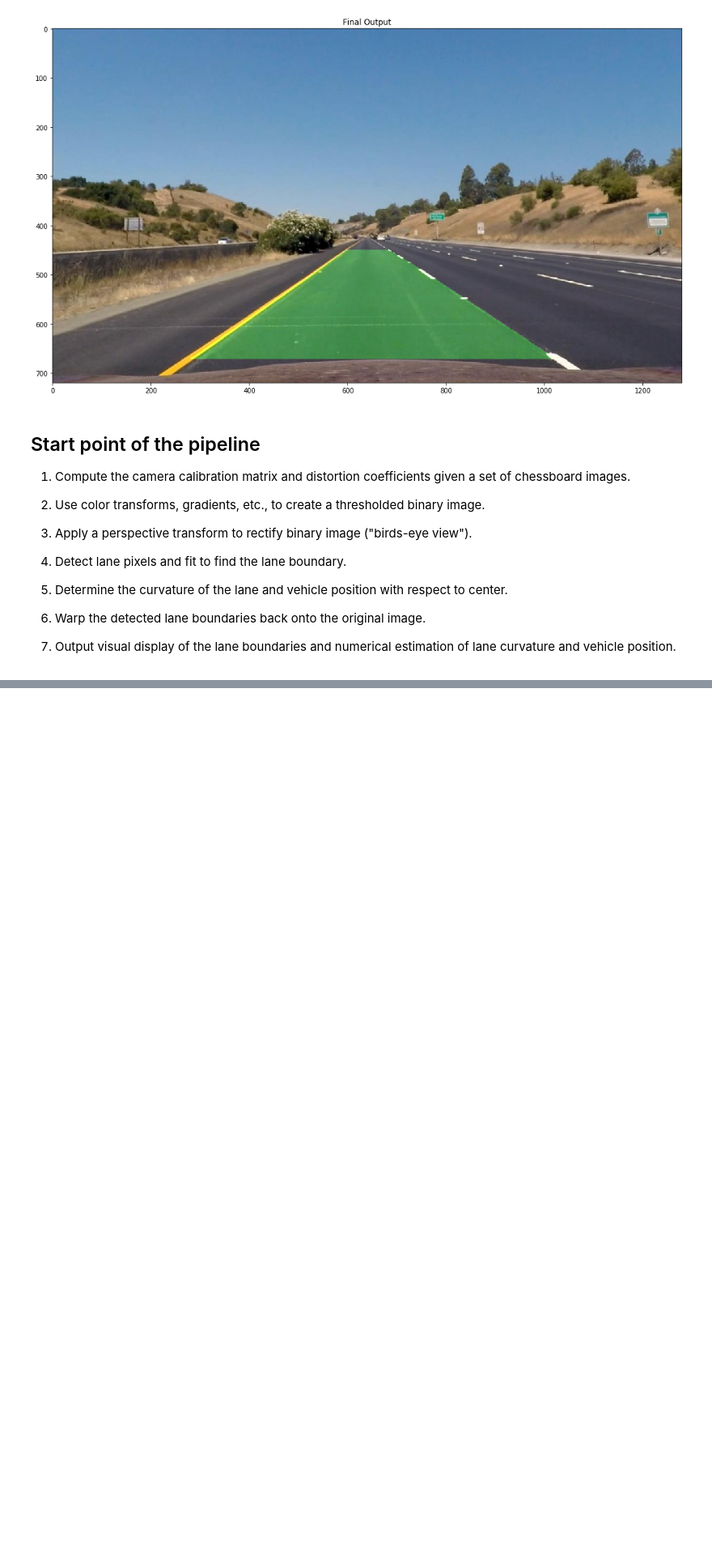
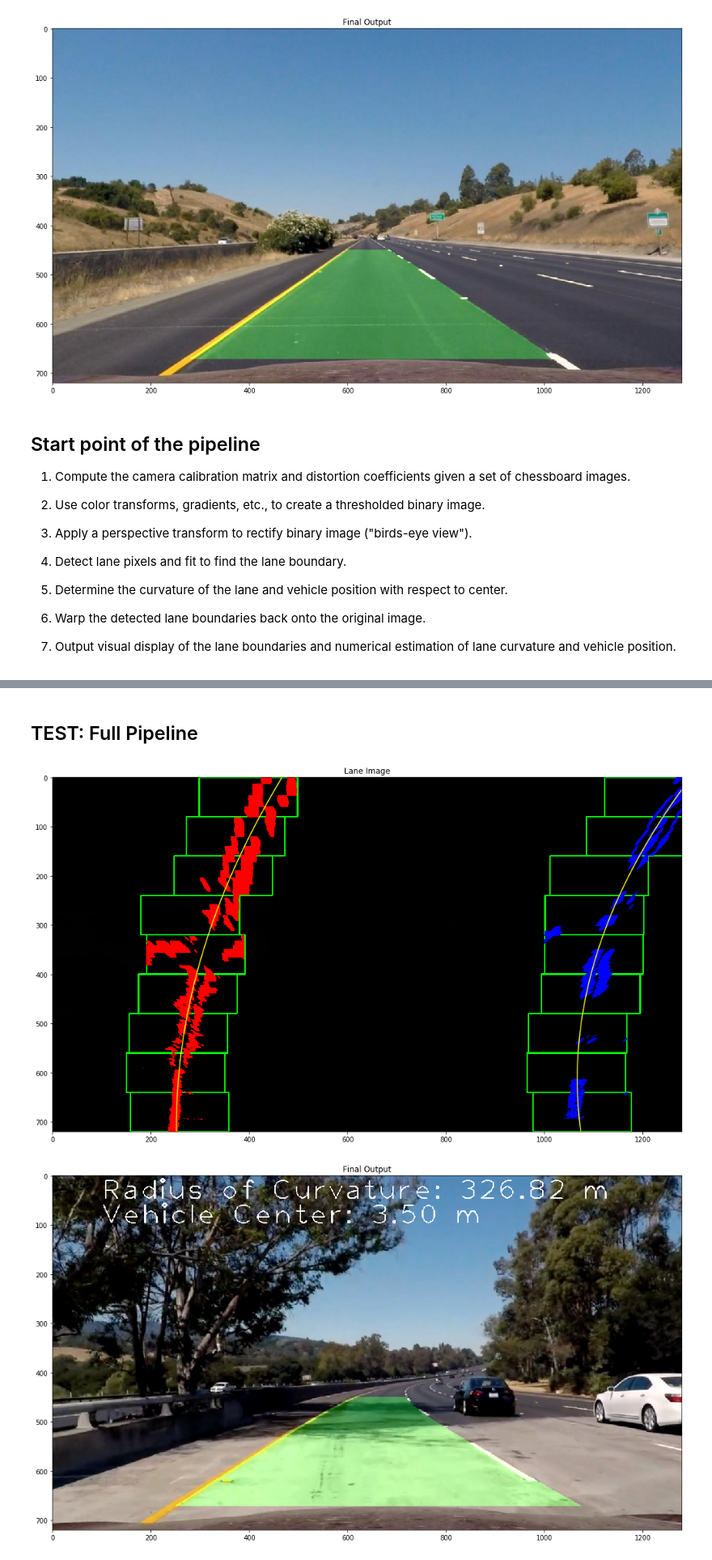
Before and after one commit to arunchavan89/CarND-Advanced-Lane-Lines, a Jupyter notebook: advanced_lane_detection.ipynb, the cells around one changed output, grey strips where cells are left out. Shown at 81% size. Saved outputs shown, nothing was run; the diff lists cells and outputs as text; code cells hidden in the pictures; blank space fills up the shorter version.

Commit message:
Failing to run video in the complete pipeline mode

```diff
--- a/advanced_lane_detection.ipynb
+++ b/advanced_lane_detection.ipynb
@@ -532,7 +544,7 @@ left_fit = [-5.79451128e-06, -3.29676456e-02,  3.08629541e+02]
 right_fit = [-1.24089778e-04,  1.21733361e-01,  9.98608657e+02]
 
 # Calculate the radius of curvature in meters for both lane lines
-left_curverad, right_curverad = measure_curvature_real(left_fit, right_fit)
+avg_curvature, lane_center_meter = measure_curvature_real(left_fit, right_fit)
 
-print(left_curverad, 'm', right_curverad, 'm')
+print(avg_curvature, 'm', lane_center_meter, 'm')
 # %% [output]
@@ -605,16 +617,12 @@ plot_output("Final Output", final_result)
 
 7. Output visual display of the lane boundaries and numerical estimation of lane curvature and vehicle position.
 # %%
-
-if (__name__== '__main__' ):
-
-    # Undistort Test Images
-    image = plt_img.imread("test_images/test3.jpg")
+def process_image(image):
     undistorted_image = undistort_images(image, mtx, dist)
 
     # Binary image creation
     binay_image = binary_image_creation(undistorted_image, sx_thresh=(20, 100), s_thresh=(170, 255))
-    plot_output("Binary Image", binay_image)
+    #plot_output("Binary Image", binay_image)
 
     # Pixel points on the road in the input image
     src = np.float32([[260, 670], [590, 450], [690, 450], [1050, 670]])
@@ -625,13 +633,25 @@ if (__name__== '__main__' ):
     binary_warped = perspective_transform(src, dst, binay_image)
 
     # Detect lane pixels and fit to find the lane boundary.
-    out_img, left_fit, right_fit = fit_polynomial(binary_warped)
-    plot_output("Lane Image", out_img)
-
-    # Logic to find region of interest from second frame onwards
-    result = search_around_poly(binary_warped, left_fit, right_fit)
-    plot_output("Search Around Poly", result)
+    count = 0
+    if(count == 0):
+        out_img, left_fit, right_fit = fit_polynomial(binary_warped)
+        count+=1
+        plot_output("Lane Image", out_img)
+    else:
+        # Logic to find region of interest from second frame onwards
+        result = search_around_poly(binary_warped, left_fit, right_fit)
+        plot_output("Search Around Poly", result)
 
     # Display output on the input image
     final_result = visual_display(binary_warped, left_fit, right_fit, undistorted_image, src, dst)
+
+    # Calculate the radius of curvature in meters for both lane lines and display on the putput image
+    avg_curvature, lane_center_meter = measure_curvature_real(left_fit, right_fit)
+
+    average_rad_string = "Radius of Curvature: %.2f m" % avg_curvature
+    lane_center_string = "Vehicle Center: %.2f m" % lane_center_meter
+
+    cv2.putText(final_result, average_rad_string, (100, 50), cv2.FONT_HERSHEY_PLAIN, 4, (255,255,255), thickness=2)
+    cv2.putText(final_result, lane_center_string, (100, 100), cv2.FONT_HERSHEY_PLAIN, 4, (255,255,255), thickness=2)
     plot_output("Final Output", final_result)
@@ -642,0 +658,10 @@ if (__name__== '__main__' ):
+# %% [markdown]
+## TEST: Full Pipeline
+# %%
+ if (__name__== '__main__' ):
+    # Undistort Test Images
+    image = plt_img.imread("test_images/test5.jpg")
+    process_image(image)
+# %% [output]
+[figure, added]
+[figure, added]
```
Also changed, not shown: parts of 4 cells of this notebook.
